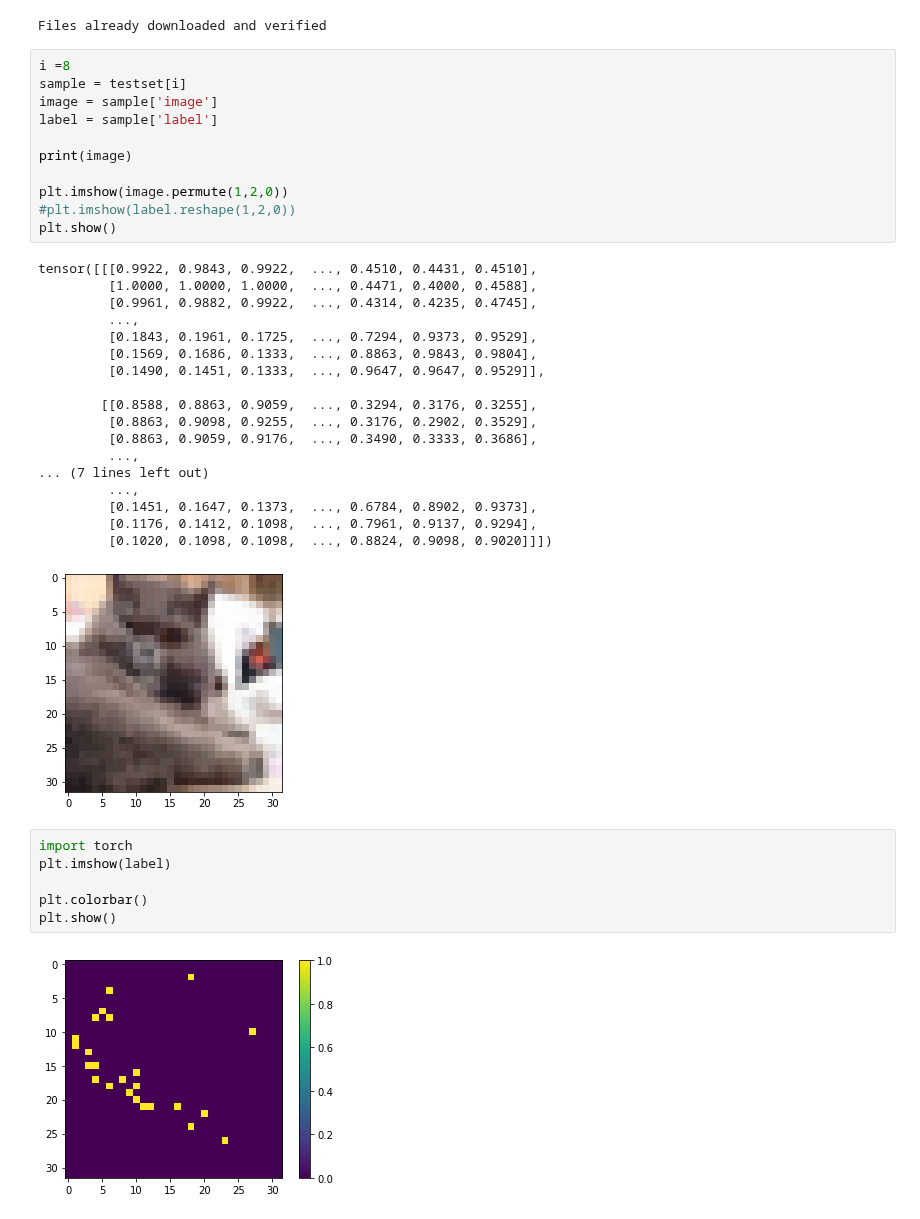
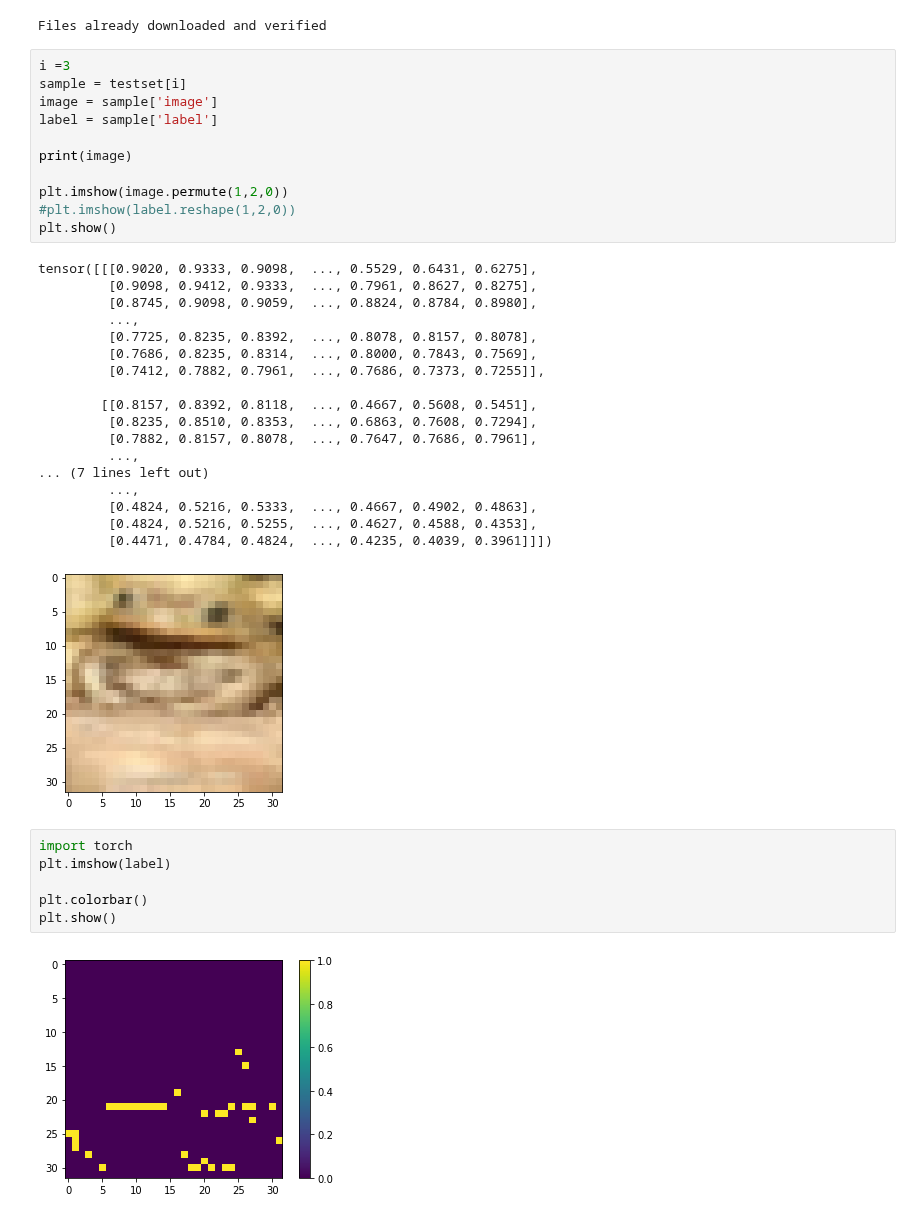
Before and after one commit to mvrl/disaggregation, a Jupyter notebook: synthetic_testing/graph.ipynb, the cells around one changed output. Saved outputs shown, nothing was run; the diff lists cells and outputs as text.

```diff
--- a/synthetic_testing/graph.ipynb
+++ b/synthetic_testing/graph.ipynb
@@ -6,35 +6,35 @@ testset = Cifar(mode='test')
 # %% [output]
 Files already downloaded and verified
 # %%
-i =8
+i =3
 sample = testset[i]
 image = sample['image']
 label = sample['label']
 
 print(image)
 
 plt.imshow(image.permute(1,2,0))
 #plt.imshow(label.reshape(1,2,0))
 plt.show()
 # %% [output]
-tensor([[[0.9922, 0.9843, 0.9922,  ..., 0.4510, 0.4431, 0.4510],
-         [1.0000, 1.0000, 1.0000,  ..., 0.4471, 0.4000, 0.4588],
-         [0.9961, 0.9882, 0.9922,  ..., 0.4314, 0.4235, 0.4745],
+tensor([[[0.9020, 0.9333, 0.9098,  ..., 0.5529, 0.6431, 0.6275],
+         [0.9098, 0.9412, 0.9333,  ..., 0.7961, 0.8627, 0.8275],
+         [0.8745, 0.9098, 0.9059,  ..., 0.8824, 0.8784, 0.8980],
          ...,
-         [0.1843, 0.1961, 0.1725,  ..., 0.7294, 0.9373, 0.9529],
-         [0.1569, 0.1686, 0.1333,  ..., 0.8863, 0.9843, 0.9804],
-         [0.1490, 0.1451, 0.1333,  ..., 0.9647, 0.9647, 0.9529]],
+         [0.7725, 0.8235, 0.8392,  ..., 0.8078, 0.8157, 0.8078],
+         [0.7686, 0.8235, 0.8314,  ..., 0.8000, 0.7843, 0.7569],
+         [0.7412, 0.7882, 0.7961,  ..., 0.7686, 0.7373, 0.7255]],
 
-        [[0.8588, 0.8863, 0.9059,  ..., 0.3294, 0.3176, 0.3255],
-         [0.8863, 0.9098, 0.9255,  ..., 0.3176, 0.2902, 0.3529],
-         [0.8863, 0.9059, 0.9176,  ..., 0.3490, 0.3333, 0.3686],
+        [[0.8157, 0.8392, 0.8118,  ..., 0.4667, 0.5608, 0.5451],
+         [0.8235, 0.8510, 0.8353,  ..., 0.6863, 0.7608, 0.7294],
+         [0.7882, 0.8157, 0.8078,  ..., 0.7647, 0.7686, 0.7961],
          ...,
 ... (7 lines left out)
          ...,
-         [0.1451, 0.1647, 0.1373,  ..., 0.6784, 0.8902, 0.9373],
-         [0.1176, 0.1412, 0.1098,  ..., 0.7961, 0.9137, 0.9294],
-         [0.1020, 0.1098, 0.1098,  ..., 0.8824, 0.9098, 0.9020]]])
+         [0.4824, 0.5216, 0.5333,  ..., 0.4667, 0.4902, 0.4863],
+         [0.4824, 0.5216, 0.5255,  ..., 0.4627, 0.4588, 0.4353],
+         [0.4471, 0.4784, 0.4824,  ..., 0.4235, 0.4039, 0.3961]]])
-[figure, old version]
+[figure, new version]
 # %%
 import torch
 plt.imshow(label)
@@ -42,7 +42,7 @@ plt.imshow(label)
 plt.colorbar()
 plt.show()
 # %% [output]
-[figure, old version]
+[figure, new version]
 # %%
 import torch.nn as nn
 avg_pool = nn.AvgPool2d((4, 4), stride=4)
```
Also changed, not shown: parts of 2 cells of this notebook, 3 other files.
